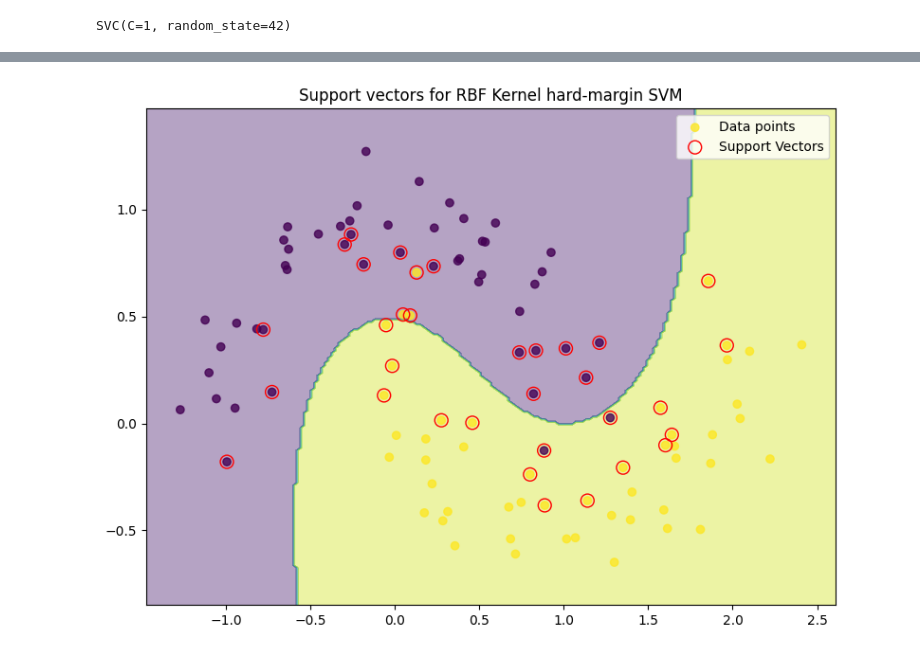
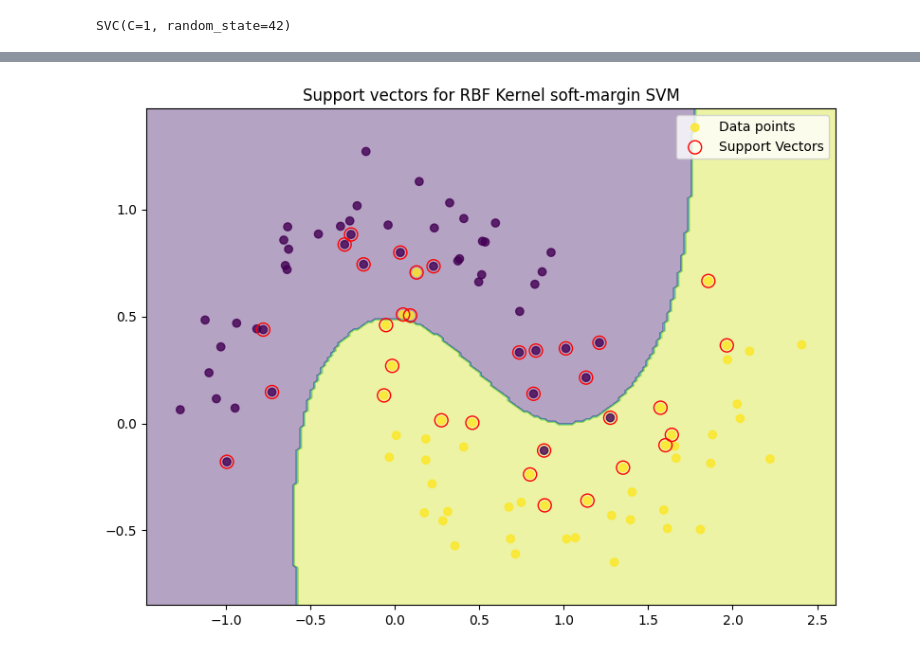
Before and after one commit to ufal/npfl129, a Jupyter notebook: notebooks/svm.ipynb, the cells around one changed output, grey strips where cells are left out. Drawn from its saved outputs; the diff is of its cells as text; code cells hidden in the pictures.

```diff
--- a/notebooks/svm.ipynb
+++ b/notebooks/svm.ipynb
@@ -145,5 +145,5 @@ plot_decision_boundary(X_nonlinear, y_nonlinear, svm_nonlinear, "RBF Kernel soft
 # %%
 # Support vectors are now also inside the margin
-plot_svm_decision_boundary(X_nonlinear, y_nonlinear, svm_nonlinear, "Support vectors for RBF Kernel hard-margin SVM")
+plot_svm_decision_boundary(X_nonlinear, y_nonlinear, svm_nonlinear, "Support vectors for RBF Kernel soft-margin SVM")
 # %% [output]
-[figure, old version]
+[figure, new version]
```
Also changed, not shown: parts of 1 cell of this notebook.
